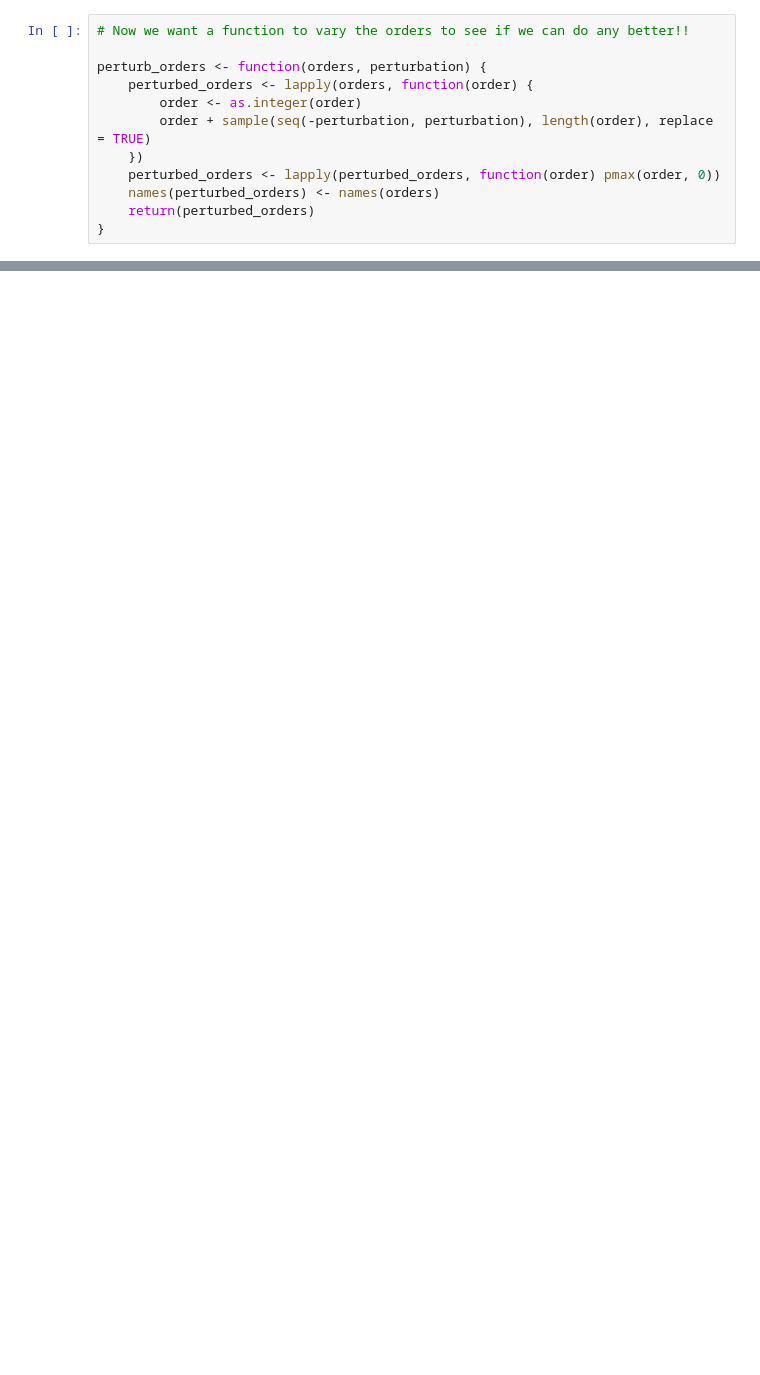
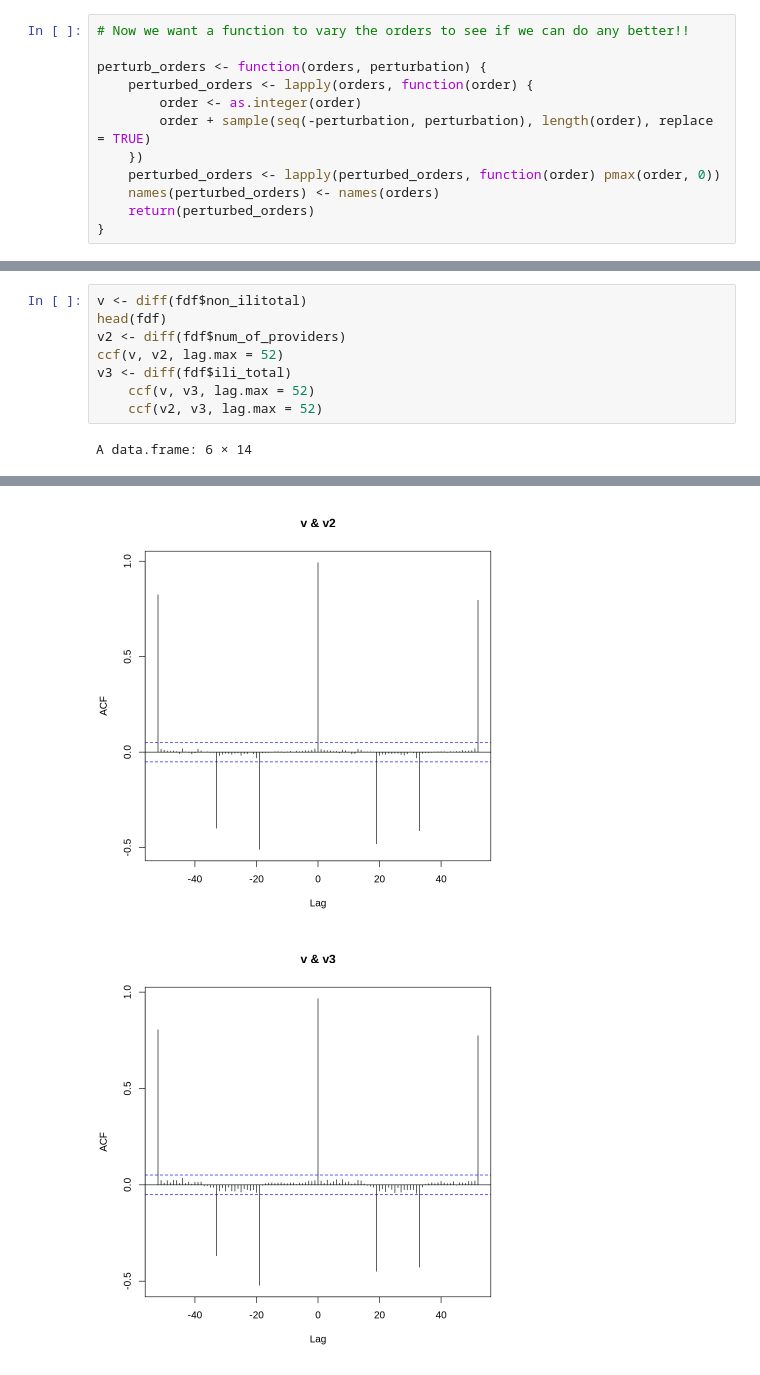
Before and after one commit to Zentannen/stat443-project, a Jupyter notebook: perturbations_msarima.ipynb, the cells around one changed output, grey strips where cells are left out. Saved outputs shown, nothing was run; the diff lists cells and outputs as text; blank space fills up the shorter version.

```diff
--- a/perturbations_msarima.ipynb
+++ b/perturbations_msarima.ipynb
@@ -121,0 +104,10 @@ $best_rmse
+# %%
+v <- diff(fdf$non_ilitotal)
+head(fdf)
+v2 <- diff(fdf$num_of_providers)
+ccf(v, v2, lag.max = 52)
+v3 <- diff(fdf$ili_total)
+    ccf(v, v3, lag.max = 52)
+    ccf(v2, v3, lag.max = 52)
+# %% [output]
+A data.frame: 6 × 14
@@ -121,0 +122,2 @@ $best_rmse
+[figure, added]
+[figure, added]
```
Also changed, not shown: parts of 6 cells of this notebook, 8 other files.
